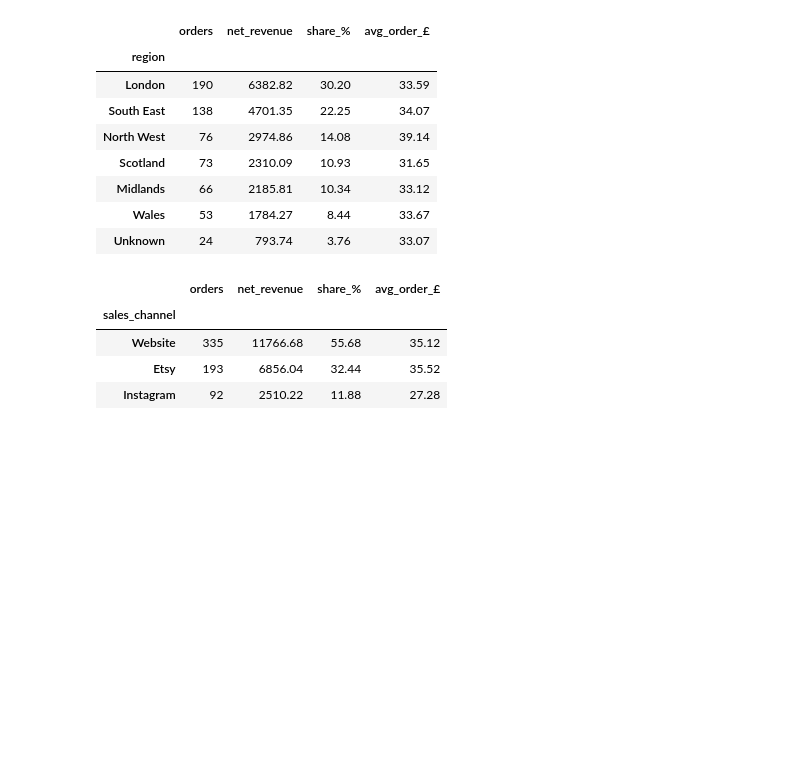
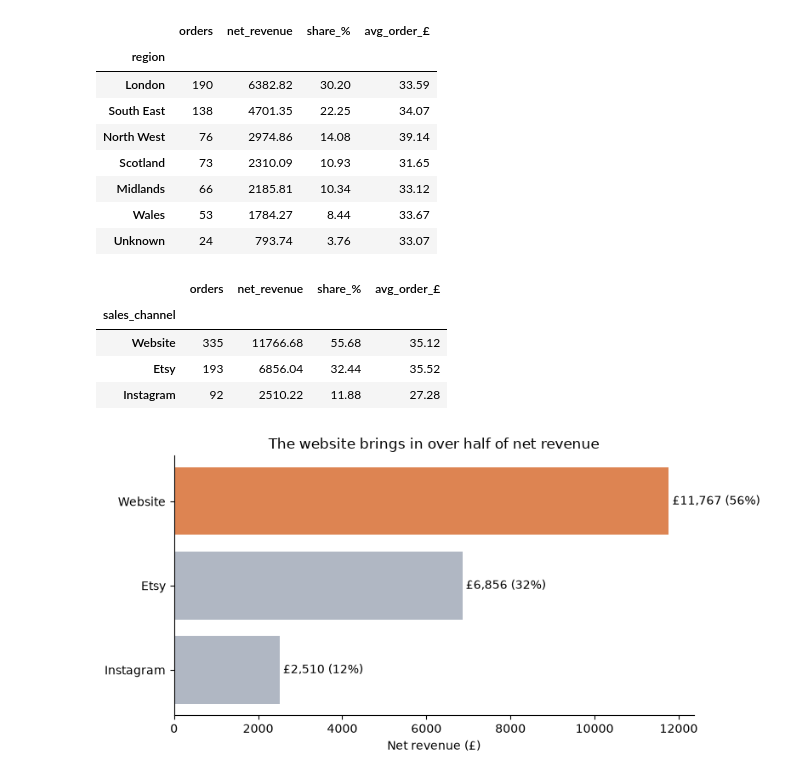
Before and after one commit to gritwellai-coder/job1-willow-wick-sales, a Jupyter notebook: notebooks/02_analysis.ipynb, the cells around one changed output. Drawn from its saved outputs; the diff is of its cells as text; code cells hidden in the pictures; blank space fills up the shorter version.

Commit message:
Add sales channel chart

```diff
--- a/notebooks/02_analysis.ipynb
+++ b/notebooks/02_analysis.ipynb
@@ -202,3 +202,23 @@ summarise("sales_channel")
 | Website | 335 | 11766.68 | 55.68 | 35.12 |
 | Etsy | 193 | 6856.04 | 32.44 | 35.52 |
 | Instagram | 92 | 2510.22 | 11.88 | 27.28 |
+# %%
+channels = summarise("sales_channel")
+
+fig, ax = plt.subplots(figsize=(8,4))
+colors = ["#DD8452" if c == "Website" else "#B0B7C3" for c in channels.index]
+
+ax.barh(channels.index, channels["net_revenue"], color=colors)
+ax.invert_yaxis()
+
+for i, (rev,share) in enumerate(zip(channels["net_revenue"], channels["share_%"])):
+    ax.text(rev, i, f" £{rev:,.0f} ({share:.0f}%)", va="center")
+ax.set_title("The website brings in over half of net revenue")
+ax.set_xlabel("Net revenue (£)")
+ax.spines[["top", "right"]].set_visible(False)
+plt.tight_layout()
+
+fig.savefig("../outputs/charts/03_channel_revenue.png", dpi=150)
+plt.show()
+# %% [output]
+[figure, added]
```
Also changed, not shown: 1 other file.
